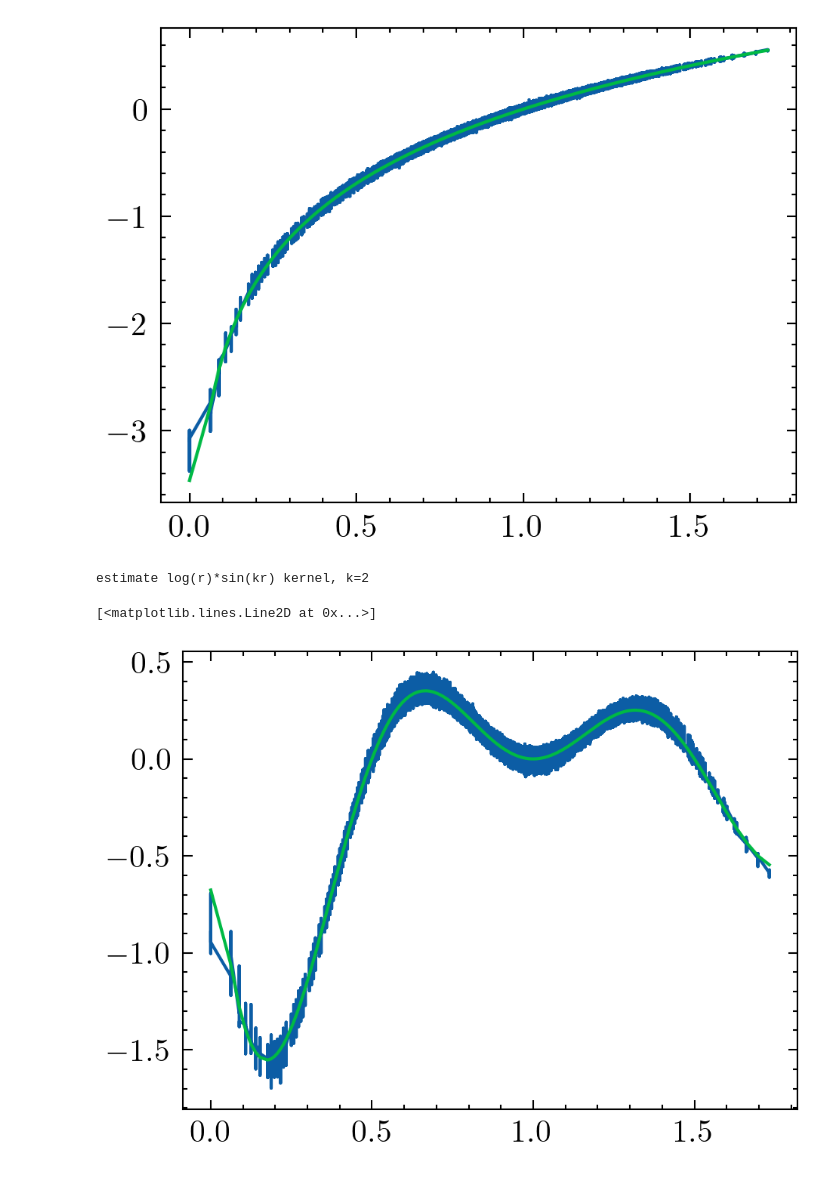
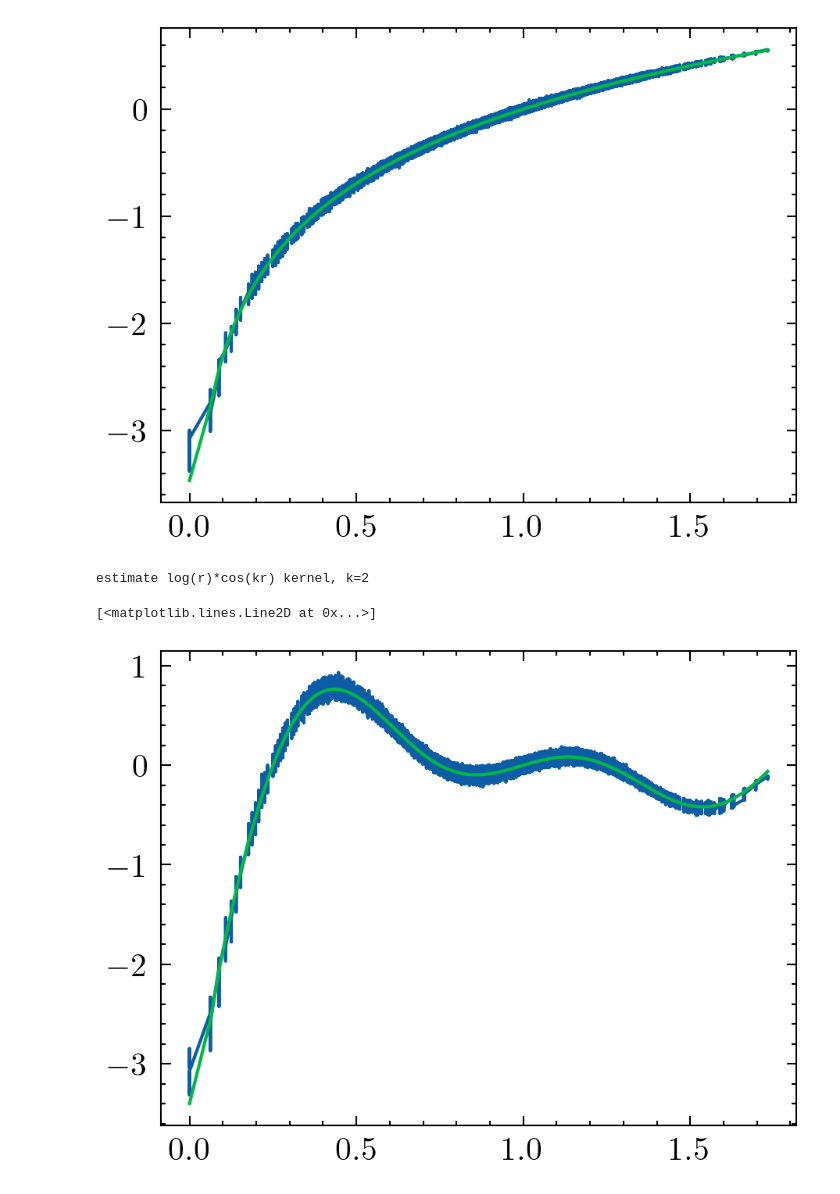
Before and after one commit to linye-boli/OGA-KernelEstimation, a Jupyter notebook: vis/vis3D.ipynb, the cells around one changed output. Cells and saved outputs as stored; diff of their text form; code cells hidden in the pictures.

```diff
--- a/vis/vis3D.ipynb
+++ b/vis/vis3D.ipynb
@@ -297,23 +273,23 @@ estimate log(r) kernel
 [<matplotlib.lines.Line2D at 0x...>]
 [figure]
 # %%
-from utils import load_logsin3d_kernel_dataset
-fTrain, fTest, uTrain, uTest, X, Gref = load_logsin3d_kernel_dataset(
+from utils import load_logcos3d_kernel_dataset
+fTrain, fTest, uTrain, uTest, X, Gref = load_logcos3d_kernel_dataset(
     data_root='../data', nTrain=3000, nTest=1000)
-Gpred = np.load("../results/logsin3D/ogapw-513-3000-relu/Goga.npy", allow_pickle=True)
+Gpred = np.load("../results/logcos3D/ogapw-513-3000-relu/Goga.npy", allow_pickle=True)
 
 Gref = Gref.reshape(-1)
 a = (X[:,[0]] - X[:,[3]])**2
 b = (X[:,[1]] - X[:,[4]])**2
 c = (X[:,[2]] - X[:,[5]])**2
 r = ((a + b + c)**0.5).reshape(-1)
 
 Gpred = Gpred.reshape(-1)
 idx = np.argsort(r)
 
 plt.plot(r[idx], Gpred[idx])
 plt.plot(r[idx], Gref[idx])
 # %% [output]
-estimate log(r)*sin(kr) kernel, k=2
+estimate log(r)*cos(kr) kernel, k=2
 [<matplotlib.lines.Line2D at 0x...>]
-[figure, old version]
+[figure, new version]
```
Also changed, not shown: parts of 11 cells of this notebook, 17 other files.
